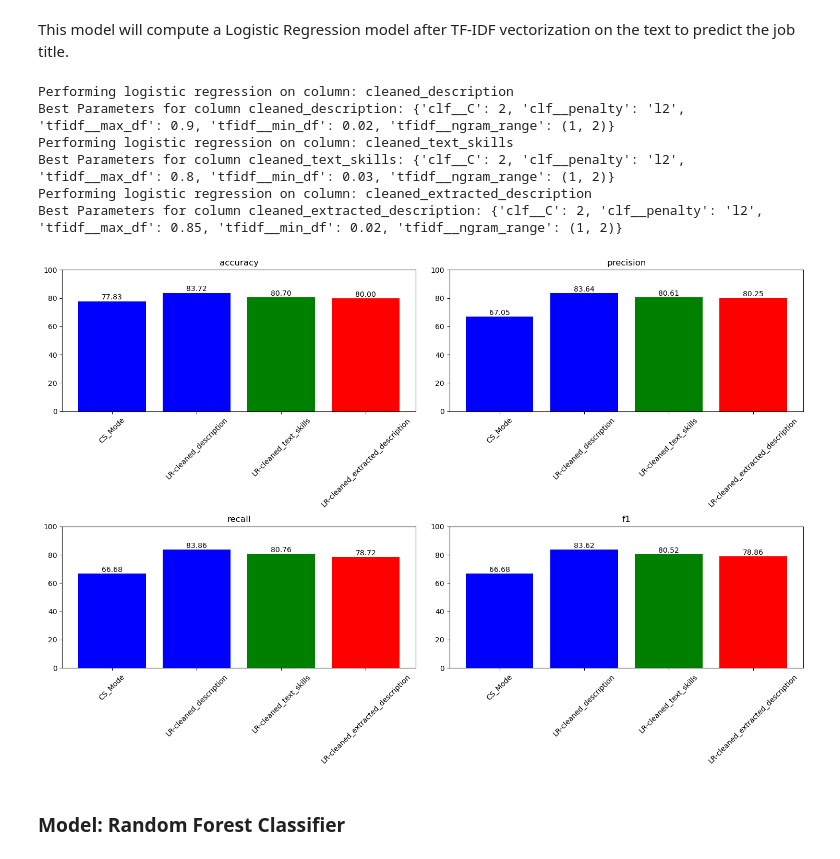
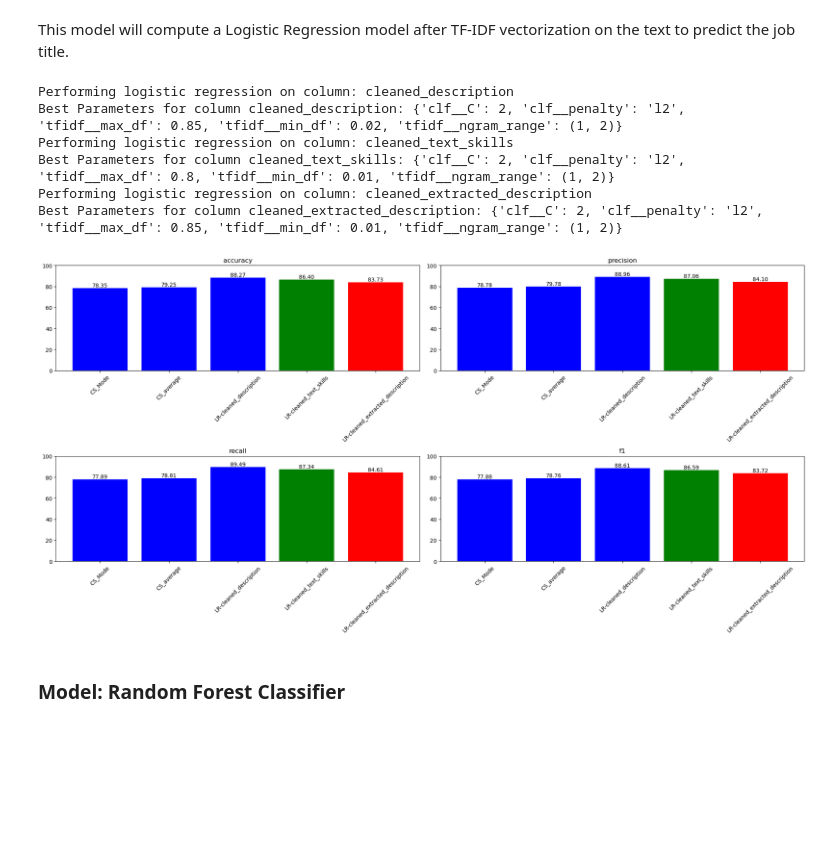
Before and after one commit to ollie-gats/intro_nlp_final_project, a Jupyter notebook: GatlandBoxhoDiGianvito_NLP.ipynb, the cells around one changed output. Drawn from its saved outputs; the diff is of its cells as text; code cells hidden in the pictures; blank space fills up the shorter version.

```diff
--- a/GatlandBoxhoDiGianvito_NLP.ipynb
+++ b/GatlandBoxhoDiGianvito_NLP.ipynb
@@ -488,7 +545,7 @@ To emphasize the importance of the skills in both jobs and resume datasets, the
 # %%
 # Concatenate the processed_description, hard_skills, and soft_skills columns
 df_jobs['cleaned_text_skills'] = df_jobs['cleaned_description'] + ' ' + 3*df_jobs['hard_skills'] + ' ' + 3*df_jobs['soft_skills']
-df_jobs['cleaned_extracted_skills'] = df_jobs['cleaned_extracted_description'] + ' ' + 3*df_jobs['hard_skills_e'] + ' ' + 3*df_jobs['soft_skills_e']
+df_jobs['cleaned_extracted_skills'] = df_jobs['cleaned_extracted_description'] + ' ' + 3*df_jobs['hard_skills'] + ' ' + 3*df_jobs['soft_skills']
 df_resume['cleaned_resume_skills'] = df_resume['cleaned_resume'] + ' ' + 3*df_resume['hard_skills'] + ' ' + 3*df_resume['soft_skills']
 # %% [markdown]
 ## LDA analysis
@@ -741,8 +799,9 @@ for job_id, matches in matching_dictionary.items():
     job_titles = df_jobs.loc[df_jobs['id'].isin(job_ids), 'Job_Title_Searched'].tolist()
     result_df.loc[job_id] = job_titles
 
-# Concatenate the result_df with df_new
-result_df = pd.concat([df_jobs, result_df], axis=1, join='inner')
+# Reset index of result_df
+result_df.reset_index(drop=True, inplace=True)
+df_jobs.reset_index(drop=True, inplace=True)
 
 # Function to find the most common element in a list
 def most_common(lst):
@@ -751,10 +810,9 @@ def most_common(lst):
 
 # Add 'Predicted_job' column based on the most common job title in each row
 result_df['job_title_mode_cs'] = result_df.apply(lambda row: most_common(row), axis=1)
-# Display or use result_df as needed
-result_df=result_df.drop(columns=columns, axis = 1)
 
 # Fill NA values with 'Other'
 result_df['job_title_mode_cs'].fillna('Other', inplace=True)
 
-result_df.head()
+if len(result_df) == len(df_jobs):
+    df_jobs['job_title_mode_cs'] = result_df['job_title_mode_cs']
@@ -768,6 +819,6 @@ result_df.head()
 # %%
-y_true = result_df['Job_Title_Searched']
-y_pred = result_df['job_title_mode_cs']
+y_true = df_jobs['Job_Title_Searched']
+y_pred = df_jobs['job_title_mode_cs']
 metrics.run(y_true, y_pred, 'CS_Mode')
 # %%
 metrics.plot()
@@ -817,5 +897,5 @@ This second model approach computes the average cosine similarity between each j
 # %%
-# y_true = df_result["Job_Title_Searched"]
-# y_pred = df_result["job_title_avg_cs"]
-# metrics.run(y_true, y_pred, 'CS_average')
-# metrics.plot()
+y_true = df_jobs["Job_Title_Searched"]
+y_pred = df_jobs["job_title_avg_cs"]
+metrics.run(y_true, y_pred, 'CS_average')
+metrics.plot()
@@ -824,6 +906,7 @@ This second model approach computes the average cosine similarity between each j
 # %% [markdown]
 This model will compute a Logistic Regression model after TF-IDF vectorization on the text to predict the job title.
 # %%
+# Grid search tested
 param_grid_tested = {
     'tfidf__min_df': [0.05, 0.1, 0.15, 0.2],
     'tfidf__max_df': [0.3, 0.4, 0.5, 0.6, 0.7],
@@ -853,41 +936,41 @@ for col in columns:
     ])
 
     # Define parameter grid for grid search
     param_grid = {
         'tfidf__min_df': [0.01, 0.02, 0.03],
         'tfidf__max_df': [0.85, 0.8, 0.9],
         'tfidf__ngram_range': [(1, 2)],
         'clf__C': [2],
         'clf__penalty': ['l2'],
     }
 
     # Create a GridSearchCV object
     cv = StratifiedKFold(n_splits=5, shuffle=True, random_state=42)
-    grid_search = GridSearchCV(pipeline, param_grid, cv=cv, n_jobs=-1)
+    log_reg_jobs = GridSearchCV(pipeline, param_grid, cv=cv, n_jobs=-1)
 
     # Fit the grid search to the data
-    grid_search.fit(X_train, y_train)
+    log_reg_jobs.fit(X_train, y_train)
 
     # Make predictions
-    y_pred = grid_search.predict(X_test)
+    y_pred = log_reg_jobs.predict(X_test)
 
     # Evaluate the model
     metrics.run(y_test, y_pred, f'LR-{col}',color=color[i])
 
     # Print best parameters
-    print(f'Best Parameters for column {col}: {grid_search.best_params_}')
+    print(f'Best Parameters for column {col}: {log_reg_jobs.best_params_}')
     i = i + 1
 
 # Plot metrics
 metrics.plot()
 # %% [output]
 Performing logistic regression on column: cleaned_description
-Best Parameters for column cleaned_description: {'clf__C': 2, 'clf__penalty': 'l2', 'tfidf__max_df': 0.9, 'tfidf__min_df': 0.02, 'tfidf__ngram_range': (1, 2)}
+Best Parameters for column cleaned_description: {'clf__C': 2, 'clf__penalty': 'l2', 'tfidf__max_df': 0.85, 'tfidf__min_df': 0.02, 'tfidf__ngram_range': (1, 2)}
 Performing logistic regression on column: cleaned_text_skills
-Best Parameters for column cleaned_text_skills: {'clf__C': 2, 'clf__penalty': 'l2', 'tfidf__max_df': 0.8, 'tfidf__min_df': 0.03, 'tfidf__ngram_range': (1, 2)}
+Best Parameters for column cleaned_text_skills: {'clf__C': 2, 'clf__penalty': 'l2', 'tfidf__max_df': 0.8, 'tfidf__min_df': 0.01, 'tfidf__ngram_range': (1, 2)}
 Performing logistic regression on column: cleaned_extracted_description
-Best Parameters for column cleaned_extracted_description: {'clf__C': 2, 'clf__penalty': 'l2', 'tfidf__max_df': 0.85, 'tfidf__min_df': 0.02, 'tfidf__ngram_range': (1, 2)}
+Best Parameters for column cleaned_extracted_description: {'clf__C': 2, 'clf__penalty': 'l2', 'tfidf__max_df': 0.85, 'tfidf__min_df': 0.01, 'tfidf__ngram_range': (1, 2)}
-[figure, old version]
+[figure, new version]
 # %% [markdown]
 ### Model: Random Forest Classifier
 # %% [markdown]
```
Also changed, not shown: parts of 62 cells of this notebook, 15 other files.
